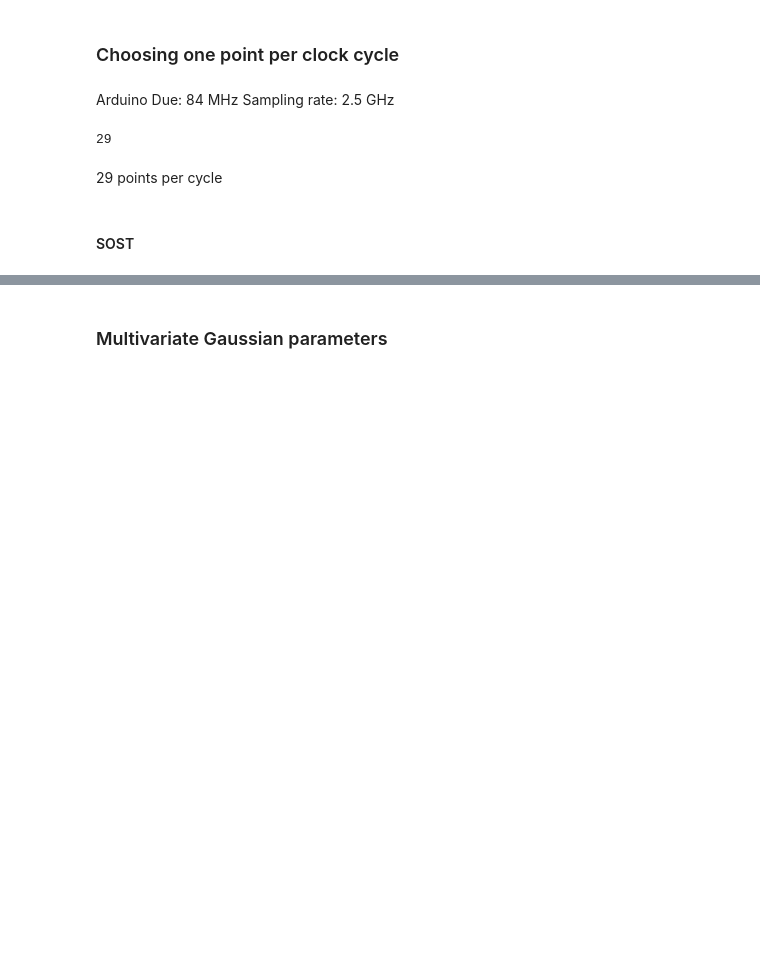
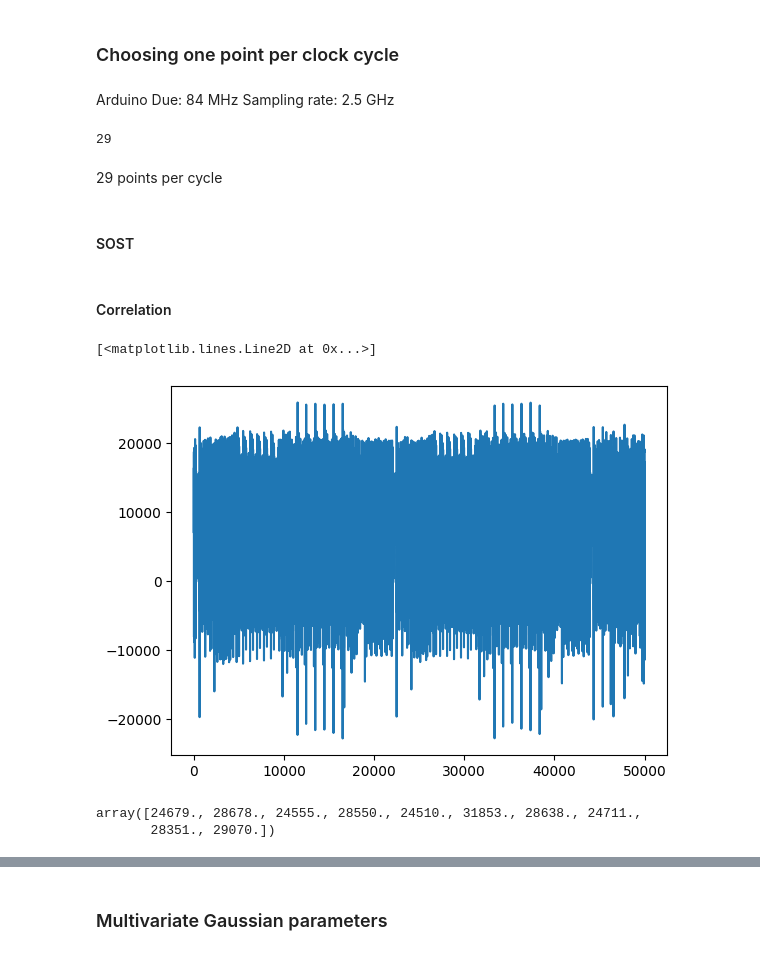
Before and after one commit to Pace222/Elisabeth-b4-SCA, a Jupyter notebook: side_channel_attack/template_attack.ipynb, the cells around one changed output, grey strips where cells are left out. Saved outputs shown, nothing was run; the diff lists cells and outputs as text; code cells hidden in the pictures; blank space fills up the shorter version.

```diff
--- a/side_channel_attack/template_attack.ipynb
+++ b/side_channel_attack/template_attack.ipynb
@@ -3,22 +3,22 @@ from scipy.stats import multivariate_normal
 # %%
 from cpa_utils import *
 # %%
-traces_path = "..\\acquisition\\carto_eB4-Rnd-3-WhiteningAndFullFilter-100000_samples_alternating_same_and_varying\\carto_eB4-Rnd-3-WhiteningAndFullFilter-Alternating-Same-And-Varying-Seeds.mat"
-key_path = "..\\acquisition\\carto_eB4-Rnd-3-WhiteningAndFullFilter-100000_samples_alternating_same_and_varying\\carto_eB4-Rnd-3-WhiteningAndFullFilter-Alternating-Same-And-Varying-Seeds.log"
+traces_path = "..\\acquisition\\carto_eB4-Rnd-3-WhiteningAndFullFilter-125000_samples_alternating_same_and_varying_fixed_second_round\\carto_eB4-Rnd-3-WhiteningAndFullFilter-Alternating-Same-And-Varying-Seeds.mat"
+key_path = "..\\acquisition\\carto_eB4-Rnd-3-WhiteningAndFullFilter-125000_samples_alternating_same_and_varying_fixed_second_round\\carto_eB4-Rnd-3-WhiteningAndFullFilter-Alternating-Same-And-Varying-Seeds.log"
 # %%
 def load_data_alternating_same_varying(traces_path: str, key_path: str, max_traces: int = None) -> Tuple[np.ndarray, np.ndarray, np.ndarray, np.ndarray]:
     traces_dict = sio.loadmat(traces_path, variable_names=[f"data_{i}" for i in range(max_traces)]) if max_traces is not None else sio.loadmat(traces_path)
     traces_size = Counter([traces_dict[k][0, 0][4][:, 0].shape[0] for k in traces_dict.keys() if k.startswith("data_")]).most_common(1)[0][0]
     empty_traces = {k for k in traces_dict.keys() if k.startswith("data_") and traces_dict[k][0, 0][4][:, 0].shape[0] != traces_size}
-    traces_tot = np.stack([traces_dict[k][0, 0][4][:, 0] for k in traces_dict.keys() if k.startswith("data_") and k not in empty_traces], axis=0)
-    traces_tot = traces_tot.reshape((1, -1, traces_tot.shape[1]))
+    traces_varying = np.stack([traces_dict[k][0, 0][4][:, 0] for k in traces_dict.keys() if k.startswith("data_") and k not in empty_traces and int(k[len("data_"):]) % 2 == 0], axis=0)
+    traces_varying = traces_varying.reshape((1, -1, traces_varying.shape[1]))
+    traces_same = np.stack([traces_dict[k][0, 0][4][:, 0] for k in traces_dict.keys() if k.startswith("data_") and k not in empty_traces and int(k[len("data_"):]) % 2 != 0], axis=0)
+    traces_same = traces_same.reshape((1, -1, traces_same.shape[1]))
+
 
     inputs_outputs = log_parser.parse(key_path)
     real_keys = np.array([inputs_outputs[1][0][0]])
     real_keys = np.array([[int(c, 16) for c in key] for key in real_keys])
-
-    traces_same = traces_tot[:, ::2, :]
-    traces_varying = traces_tot[:, 1::2, :]
 
     seeds_same = np.array([inputs_outputs[0][0][0]])
     seeds_same = np.repeat(seeds_same[:, np.newaxis], traces_same[0].shape[0], axis=1)
@@ -33,10 +33,10 @@ def load_data_alternating_same_varying(traces_path: str, key_path: str, max_trac
 
     return seeds_same, traces_same, seeds_varying, traces_varying, real_keys
 
-seeds_same, traces_same, seeds_varying, traces_varying, real_keys = load_data_alternating_same_varying(traces_path, key_path, max_traces=126728)
+seeds_same, traces_same, seeds_varying, traces_varying, real_keys = load_data_alternating_same_varying(traces_path, key_path)
 # %%
 arr_rand = np.random.choice(range(traces_varying[0].shape[0]), traces_varying[0].shape[0])
-split = arr_rand < 100
+split = arr_rand < 500
 
 traces_train, traces_test = traces_varying[:, ~split], traces_varying[:, split]
 seeds_train, seeds_test = seeds_varying[:, ~split], seeds_varying[:, split]
@@ -90,0 +96,2 @@ def signal_strength_and_template_means_per_index(seeds: np.ndarray, key: List[in
+# %% [markdown]
+#### Correlation
@@ -92,0 +131,10 @@ f, template_means = signal_strength_and_template_means_per_index(seeds_train[0],
+# %%
+plt.plot(traces_train[0][1000])
+# %% [output]
+[<matplotlib.lines.Line2D at 0x...>]
+[figure, added]
+# %%
+interesting_points_per_index[13, 2]
+# %% [output]
+array([24679., 28678., 24555., 28550., 24510., 31853., 28638., 24711.,
+       28351., 29070.])
```
Also changed, not shown: parts of 24 cells of this notebook.
